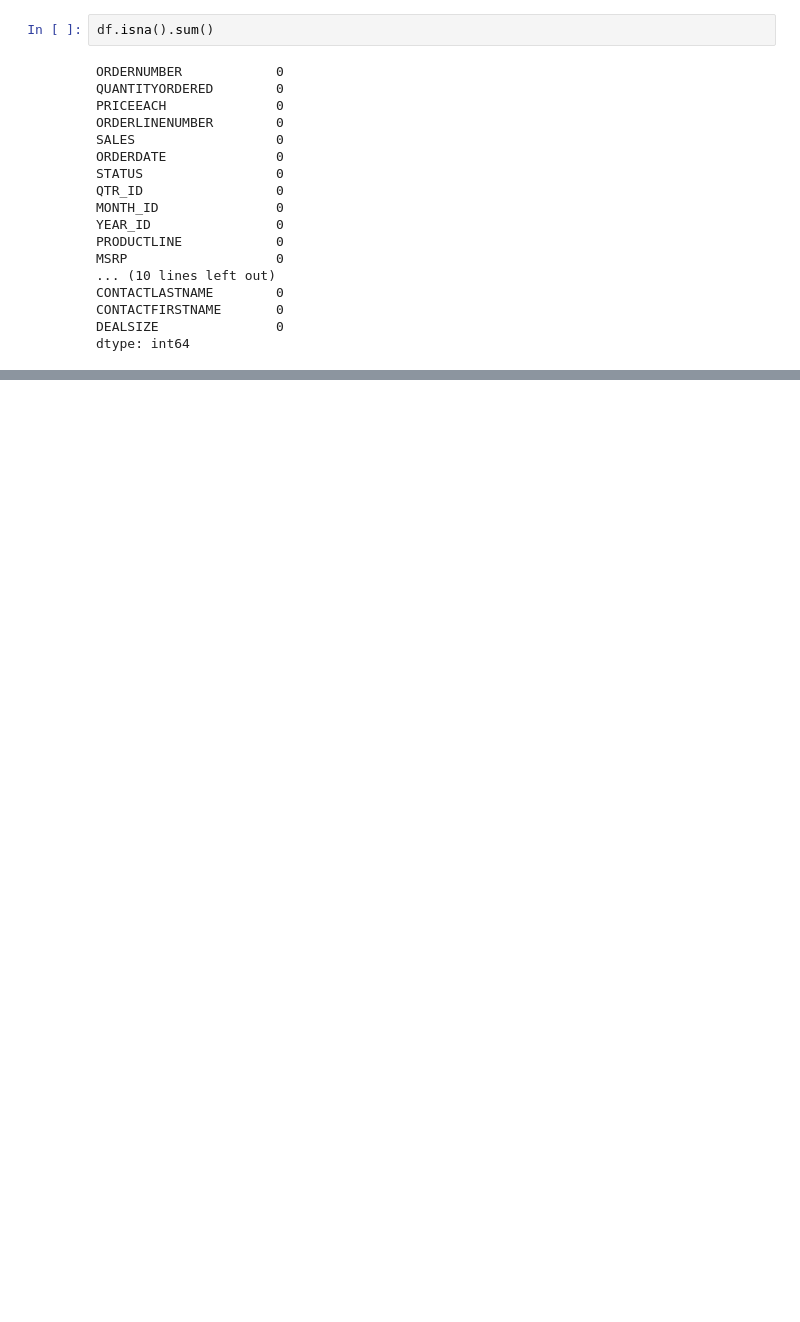
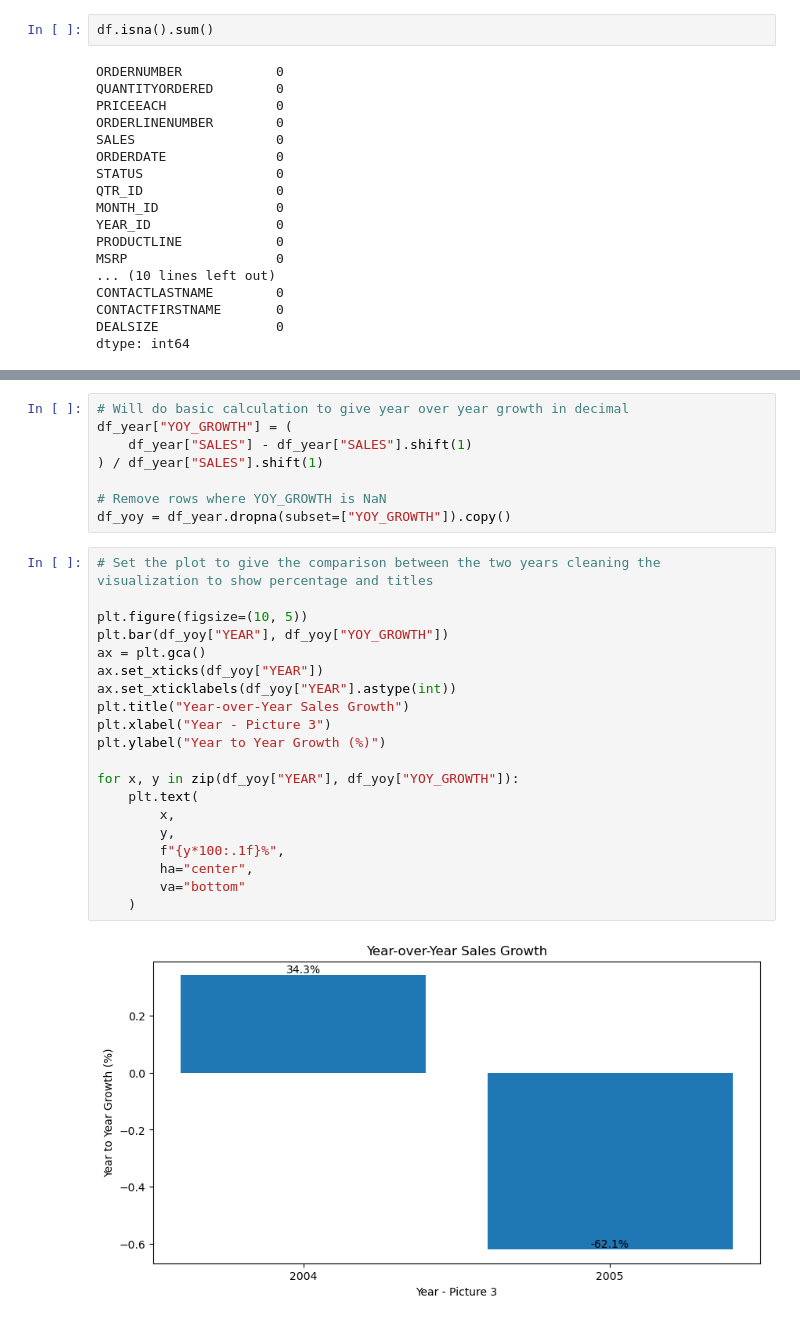
Before and after one commit to ealves612/Sample-Sales-Data-Analysis, a Jupyter notebook: analise.ipynb, the cells around one changed output, grey strips where cells are left out. Saved outputs shown, nothing was run; the diff lists cells and outputs as text; blank space fills up the shorter version.

```diff
--- a/analise.ipynb
+++ b/analise.ipynb
@@ -78,0 +154,30 @@ dtype: int64
+# %%
+# Will do basic calculation to give year over year growth in decimal
+df_year["YOY_GROWTH"] = (
+    df_year["SALES"] - df_year["SALES"].shift(1)
+) / df_year["SALES"].shift(1)
+
+# Remove rows where YOY_GROWTH is NaN
+df_yoy = df_year.dropna(subset=["YOY_GROWTH"]).copy()
+# %%
+# Set the plot to give the comparison between the two years cleaning the visualization to show percentage and titles
+
+plt.figure(figsize=(10, 5))
+plt.bar(df_yoy["YEAR"], df_yoy["YOY_GROWTH"])
+ax = plt.gca()
+ax.set_xticks(df_yoy["YEAR"])
+ax.set_xticklabels(df_yoy["YEAR"].astype(int))
+plt.title("Year-over-Year Sales Growth")
+plt.xlabel("Year - Picture 3")
+plt.ylabel("Year to Year Growth (%)")
+
+for x, y in zip(df_yoy["YEAR"], df_yoy["YOY_GROWTH"]):
+    plt.text(
+        x,
+        y,
+        f"{y*100:.1f}%",
+        ha="center",
+        va="bottom"
+    )
+# %% [output]
+[figure, added]
```
Also changed, not shown: parts of 8 cells of this notebook.
